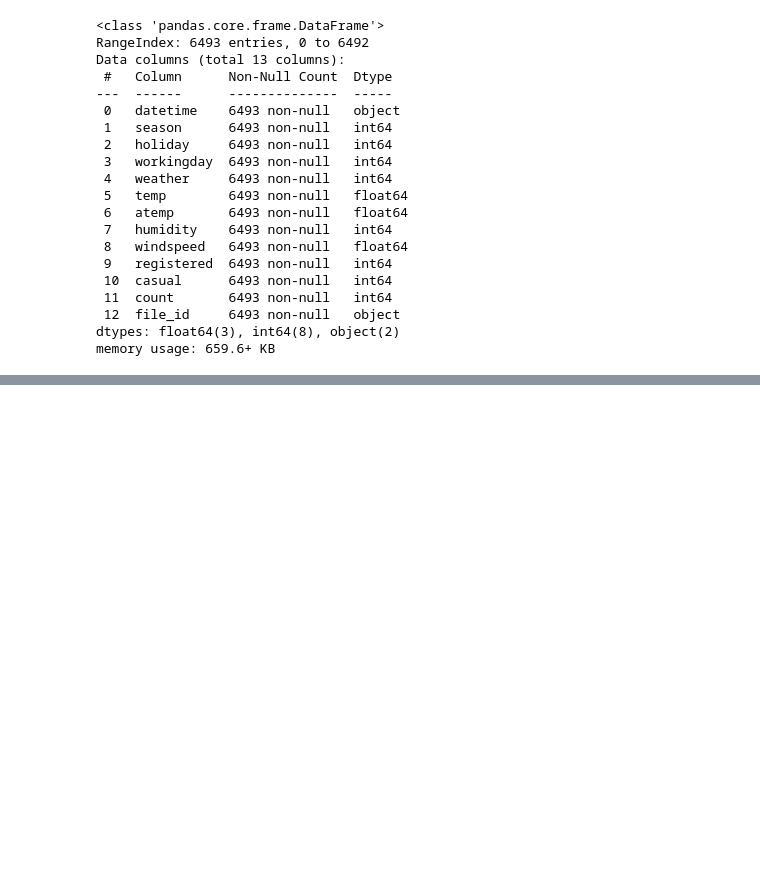
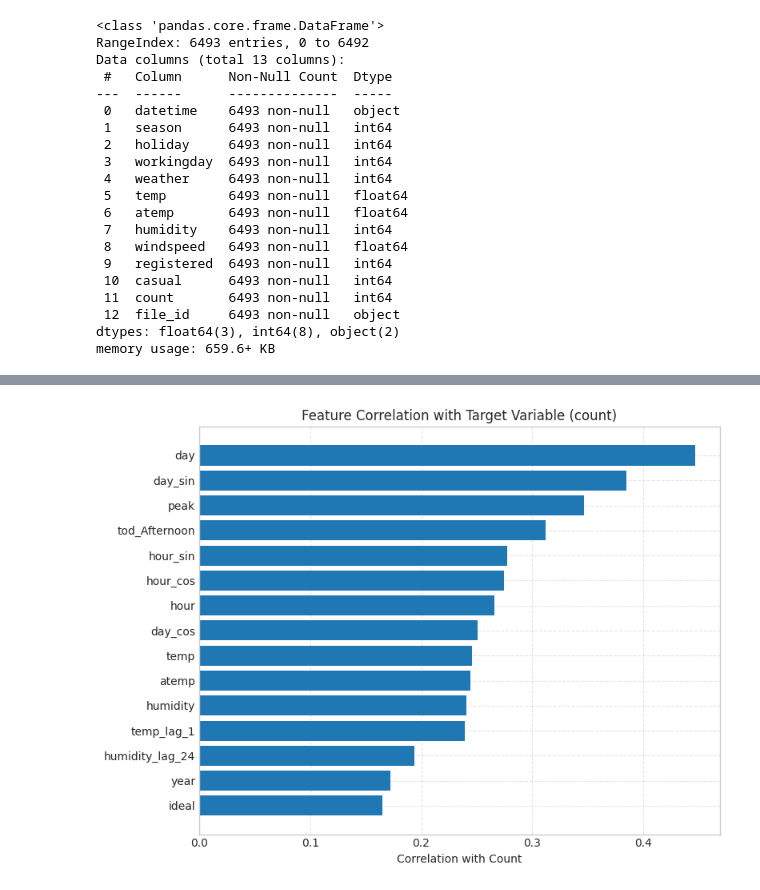
Before and after one commit to SHERWIN-HUYNH/ML-Bike-Sharing-Demand, a Jupyter notebook: bikeshare_final.ipynb, the cells around one changed output, grey strips where cells are left out. Drawn from its saved outputs; the diff is of its cells as text; code cells hidden in the pictures; blank space fills up the shorter version.

```diff
--- a/bikeshare_final.ipynb
+++ b/bikeshare_final.ipynb
@@ -949,0 +1053,19 @@ XGBoost achieved outstanding performance ❤️‍🔥
+# %%
+count_corr = (
+    all_df_extras.corr(numeric_only=True)[['count']]
+    .drop(['count', 'count_log', 'casual', 'registered',  'casual_log', 'registered_log'])
+    .apply(abs)
+    .sort_values(by='count', ascending=False)
+    .head(15)
+)
+
+plt.figure(figsize=(8, 6))
+plt.barh(count_corr.index, count_corr['count'])
+plt.xlabel('Correlation with Count')
+plt.title('Feature Correlation with Target Variable (count)')
+plt.gca().invert_yaxis()  # Highest correlation on top
+plt.grid(True, linestyle='--', alpha=0.5)
+plt.tight_layout()
+plt.show()
+# %% [output]
+[figure, added]
```
Also changed, not shown: parts of 87 cells of this notebook.
